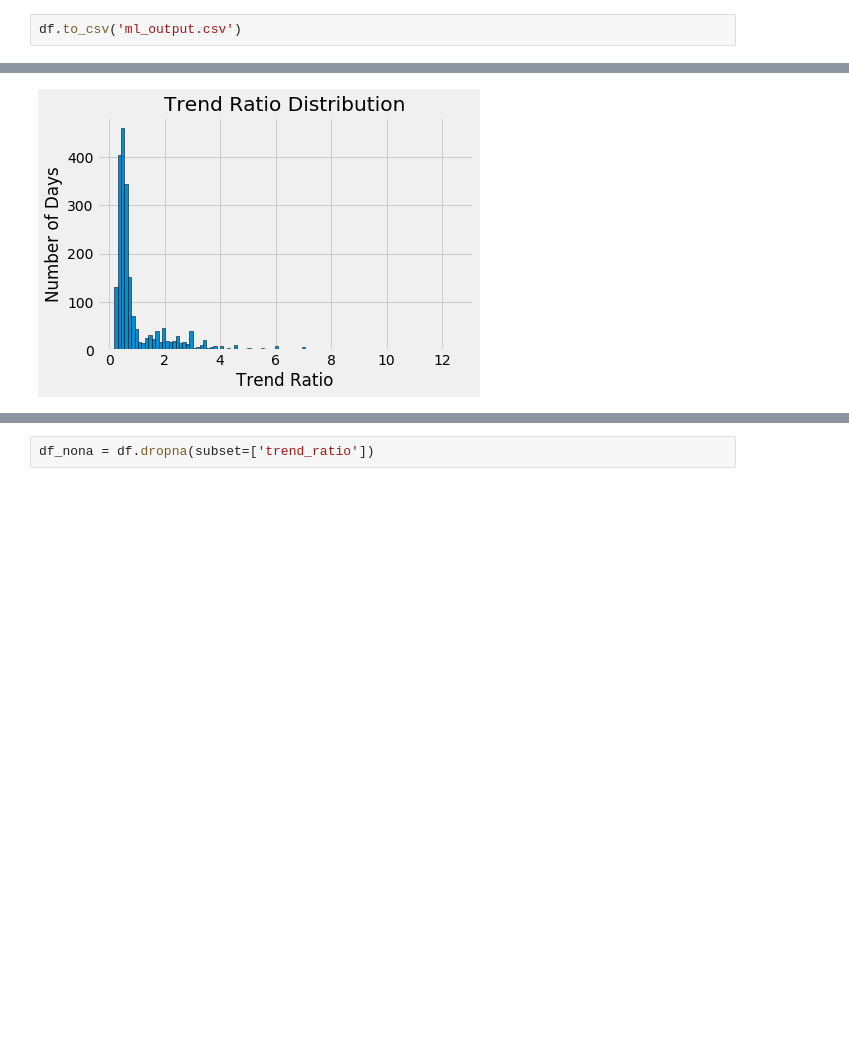
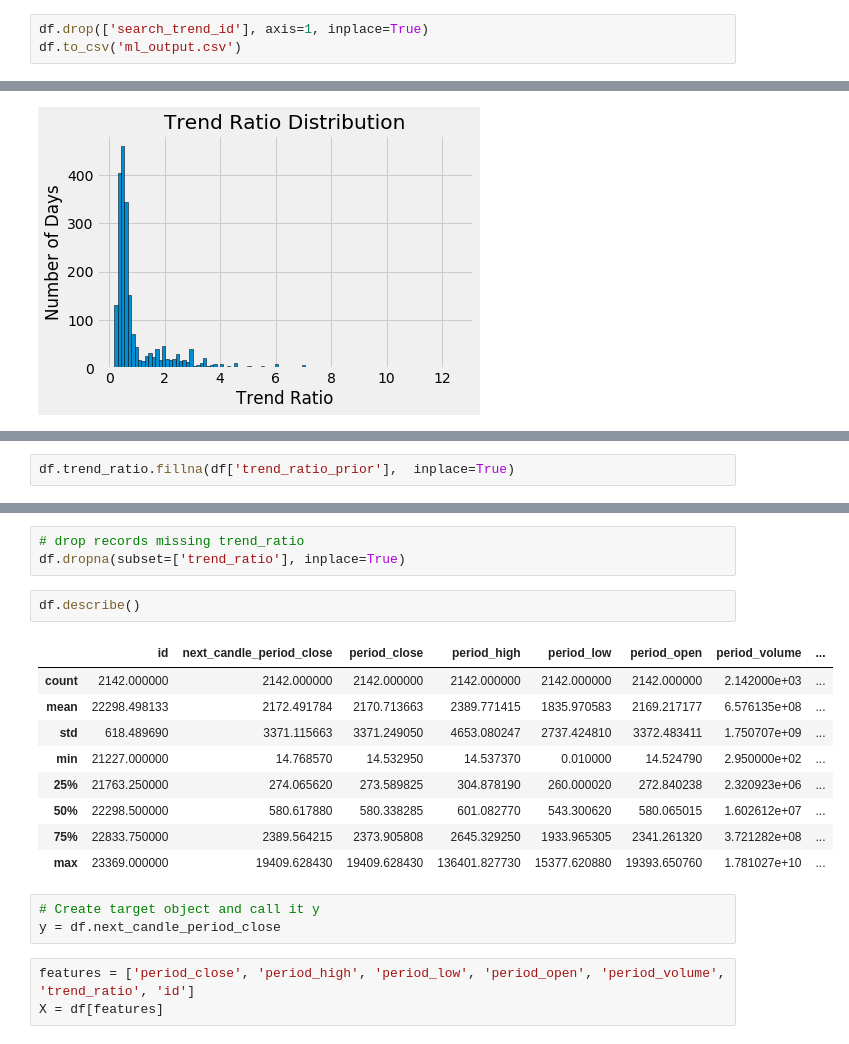
Before and after one commit to lauramayol/crypto_signal, a Jupyter notebook: crypto_signal/ML.ipynb, the cells around one changed output, grey strips where cells are left out. Cells and saved outputs as stored; diff of their text form; blank space fills up the shorter version.

```diff
--- a/crypto_signal/ML.ipynb
+++ b/crypto_signal/ML.ipynb
@@ -125,4 +139,5 @@ df.describe()
 # %%
+df.drop(['search_trend_id'], axis=1, inplace=True)
 df.to_csv('ml_output.csv')
 # %%
 import matplotlib.pyplot as plt
@@ -135,0 +154,2 @@ plt.title('Trend Ratio Distribution');
+# %%
+df.trend_ratio.fillna(df['trend_ratio_prior'],  inplace=True)
@@ -136,2 +178,21 @@ plt.title('Trend Ratio Distribution');
 # %%
-df_nona = df.dropna(subset=['trend_ratio'])
+# drop records missing trend_ratio
+df.dropna(subset=['trend_ratio'], inplace=True)
+# %%
+df.describe()
+# %% [output]
+|  | id | next_candle_period_close | period_close | period_high | period_low | period_open | period_volume | ... |
+| count | 2142.000000 | 2142.000000 | 2142.000000 | 2142.000000 | 2142.000000 | 2142.000000 | 2.142000e+03 | ... |
+| mean | 22298.498133 | 2172.491784 | 2170.713663 | 2389.771415 | 1835.970583 | 2169.217177 | 6.576135e+08 | ... |
+| std | 618.489690 | 3371.115663 | 3371.249050 | 4653.080247 | 2737.424810 | 3372.483411 | 1.750707e+09 | ... |
+| min | 21227.000000 | 14.768570 | 14.532950 | 14.537370 | 0.010000 | 14.524790 | 2.950000e+02 | ... |
+| 25% | 21763.250000 | 274.065620 | 273.589825 | 304.878190 | 260.000020 | 272.840238 | 2.320923e+06 | ... |
+| 50% | 22298.500000 | 580.617880 | 580.338285 | 601.082770 | 543.300620 | 580.065015 | 1.602612e+07 | ... |
+| 75% | 22833.750000 | 2389.564215 | 2373.905808 | 2645.329250 | 1933.965305 | 2341.261320 | 3.721282e+08 | ... |
+| max | 23369.000000 | 19409.628430 | 19409.628430 | 136401.827730 | 15377.620880 | 19393.650760 | 1.781027e+10 | ... |
+# %%
+# Create target object and call it y
+y = df.next_candle_period_close
+# %%
+features = ['period_close', 'period_high', 'period_low', 'period_open', 'period_volume', 'trend_ratio', 'id']
+X = df[features]
```
Also changed, not shown: parts of 29 cells of this notebook.
